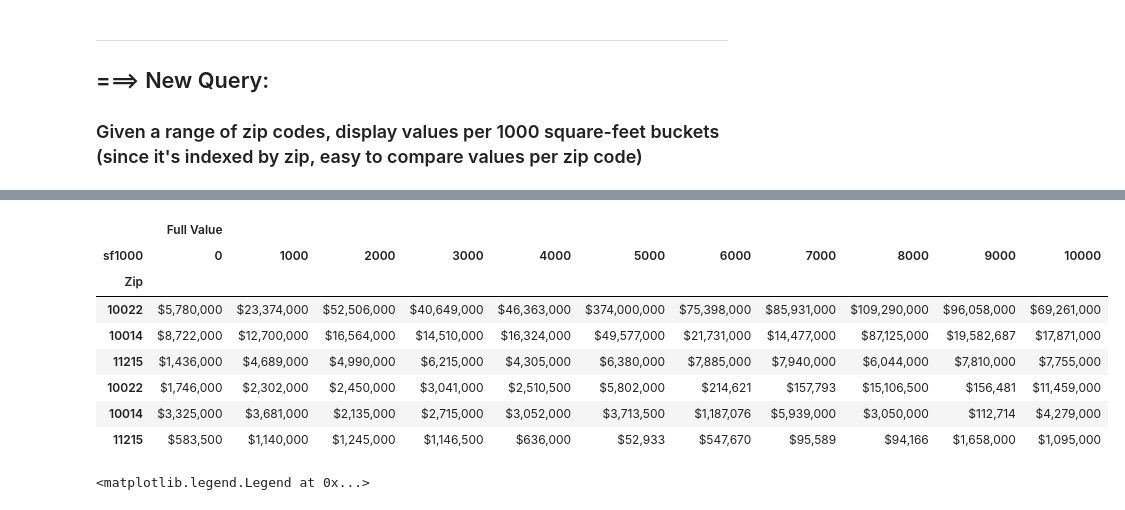
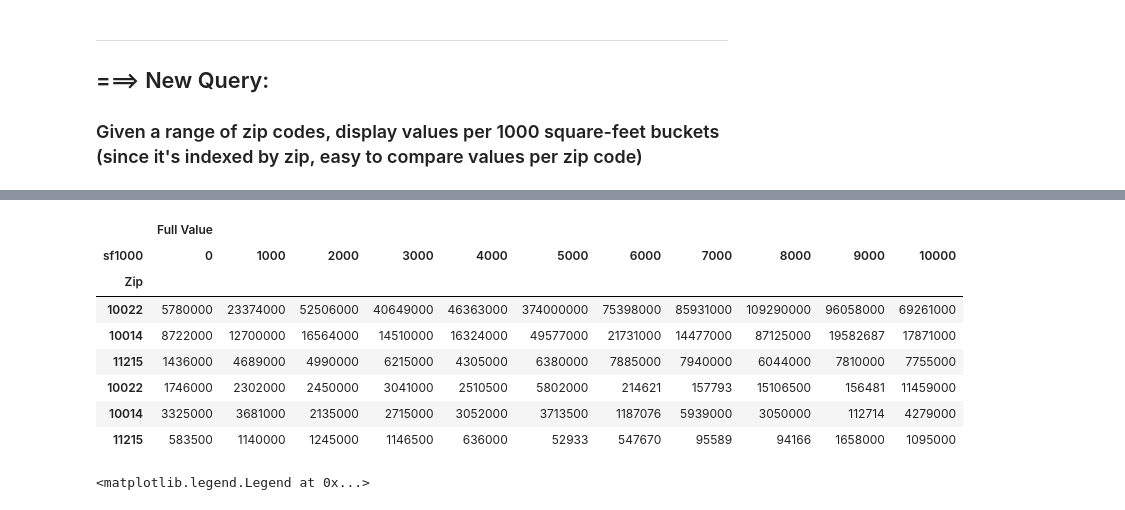
Before and after one commit to jdsketches/data_playground, a Jupyter notebook: enigma_2010_vs_2014_nyc_props.ipynb, the cells around one changed output, grey strips where cells are left out. Drawn from its saved outputs; the diff is of its cells as text; code cells hidden in the pictures.

```diff
--- a/enigma_2010_vs_2014_nyc_props.ipynb
+++ b/enigma_2010_vs_2014_nyc_props.ipynb
@@ -729,17 +736,20 @@ concat_df.applymap("${:,.0f}".format)
 # %%
 # specific zips - top
 zips = [10022, 10014, 11215]
-pd.concat([df14grp_sqf_max.ix[zips], df14grp_sqf_median.ix[zips]]).applymap("${:,.0f}".format)
+
+### the applymap formatting does not play well with github's rendering; KISS
+#pd.concat([df14grp_sqf_max.ix[zips], df14grp_sqf_median.ix[zips]]).applymap("${:,.0f}".format)
+pd.concat([df14grp_sqf_max.ix[zips], df14grp_sqf_median.ix[zips]])
 # %% [output]
 |  | Full Value |  |  |  |  |  |  |  |  |  |  |
 | sf1000 | 0 | 1000 | 2000 | 3000 | 4000 | 5000 | 6000 | 7000 | 8000 | 9000 | 10000 |
 | Zip |  |  |  |  |  |  |  |  |  |  |  |
-| 10022 | $5,780,000 | $23,374,000 | $52,506,000 | $40,649,000 | $46,363,000 | $374,000,000 | $75,398,000 | $85,931,000 | $109,290,000 | $96,058,000 | $69,261,000 |
-| 10014 | $8,722,000 | $12,700,000 | $16,564,000 | $14,510,000 | $16,324,000 | $49,577,000 | $21,731,000 | $14,477,000 | $87,125,000 | $19,582,687 | $17,871,000 |
-| 11215 | $1,436,000 | $4,689,000 | $4,990,000 | $6,215,000 | $4,305,000 | $6,380,000 | $7,885,000 | $7,940,000 | $6,044,000 | $7,810,000 | $7,755,000 |
-| 10022 | $1,746,000 | $2,302,000 | $2,450,000 | $3,041,000 | $2,510,500 | $5,802,000 | $214,621 | $157,793 | $15,106,500 | $156,481 | $11,459,000 |
-| 10014 | $3,325,000 | $3,681,000 | $2,135,000 | $2,715,000 | $3,052,000 | $3,713,500 | $1,187,076 | $5,939,000 | $3,050,000 | $112,714 | $4,279,000 |
-| 11215 | $583,500 | $1,140,000 | $1,245,000 | $1,146,500 | $636,000 | $52,933 | $547,670 | $95,589 | $94,166 | $1,658,000 | $1,095,000 |
+| 10022 | 5780000 | 23374000 | 52506000 | 40649000 | 46363000 | 374000000 | 75398000 | 85931000 | 109290000 | 96058000 | 69261000 |
+| 10014 | 8722000 | 12700000 | 16564000 | 14510000 | 16324000 | 49577000 | 21731000 | 14477000 | 87125000 | 19582687 | 17871000 |
+| 11215 | 1436000 | 4689000 | 4990000 | 6215000 | 4305000 | 6380000 | 7885000 | 7940000 | 6044000 | 7810000 | 7755000 |
+| 10022 | 1746000 | 2302000 | 2450000 | 3041000 | 2510500 | 5802000 | 214621 | 157793 | 15106500 | 156481 | 11459000 |
+| 10014 | 3325000 | 3681000 | 2135000 | 2715000 | 3052000 | 3713500 | 1187076 | 5939000 | 3050000 | 112714 | 4279000 |
+| 11215 | 583500 | 1140000 | 1245000 | 1146500 | 636000 | 52933 | 547670 | 95589 | 94166 | 1658000 | 1095000 |
 # %%
 # high std dev
 df14grp_sqf_max.apply(np.mean).plot(rot=90, label="mean")
```
Also changed, not shown: parts of 8 cells of this notebook.
